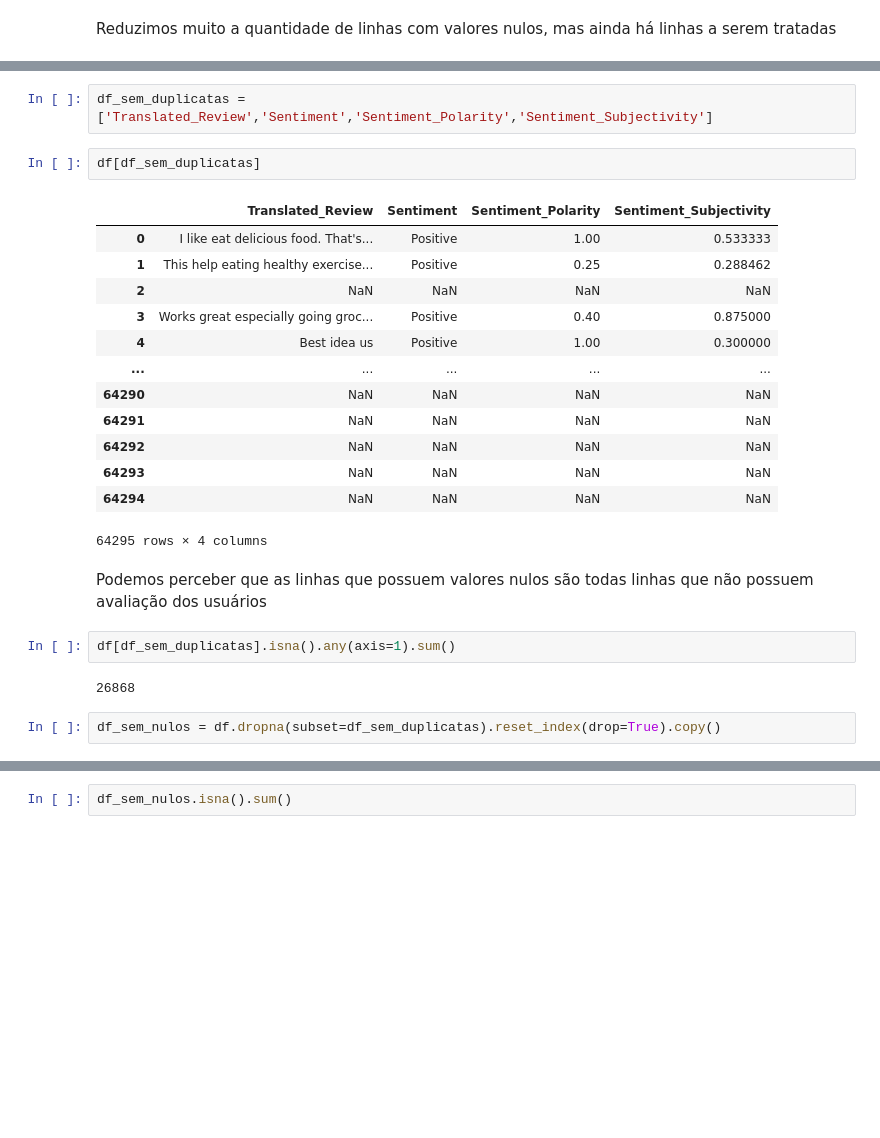
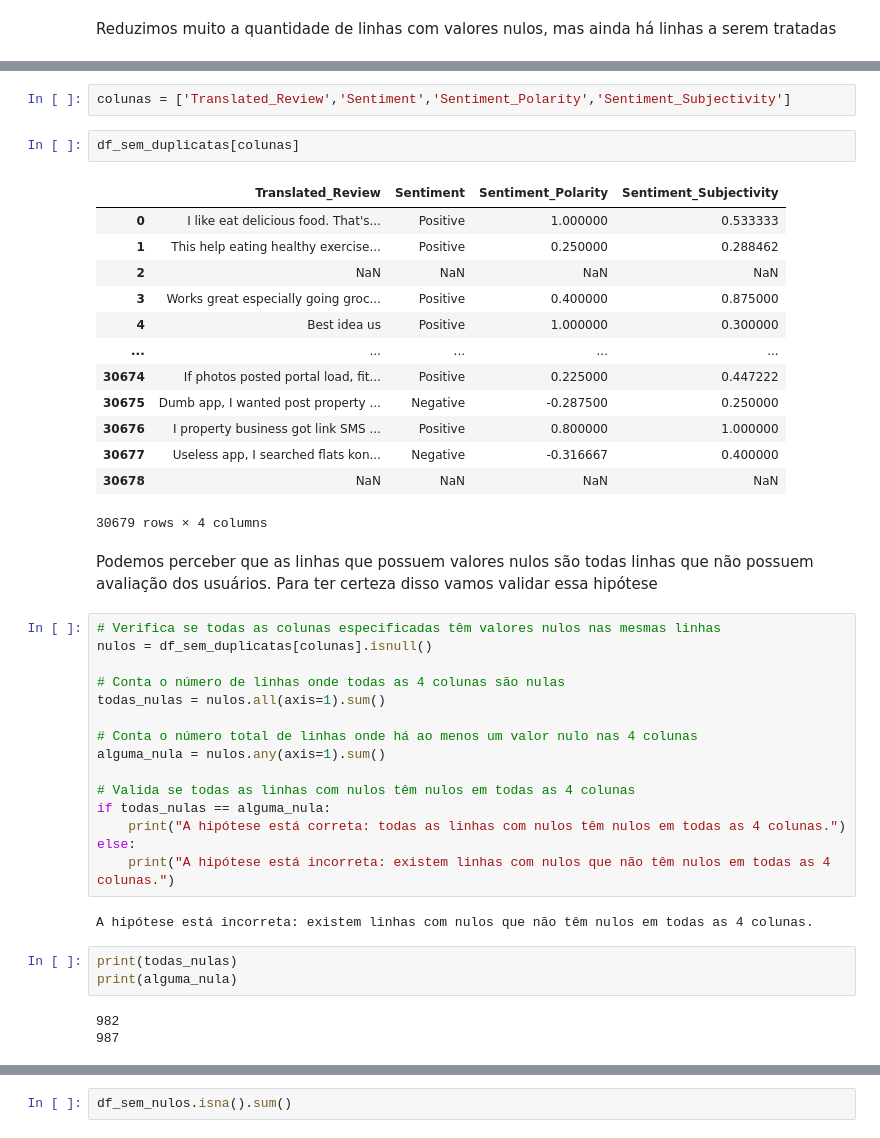
Before and after one commit to AlvaroSampaio/Google-play-store-apps, a Jupyter notebook: notebooks/01B-limpeza-de-dados.ipynb, the cells around one changed output, grey strips where cells are left out. Saved outputs shown, nothing was run; the diff lists cells and outputs as text; blank space fills up the shorter version.

Commit message:
Testando hipótese

```diff
--- a/notebooks/01B-limpeza-de-dados.ipynb
+++ b/notebooks/01B-limpeza-de-dados.ipynb
@@ -185,28 +185,45 @@ df.head()
 | 3 | 10 Best Foods for You | Works great especially going groc... | Positive | 0.40 | 0.875000 |
 | 4 | 10 Best Foods for You | Best idea us | Positive | 1.00 | 0.300000 |
 # %%
-df_sem_duplicatas = ['Translated_Review','Sentiment','Sentiment_Polarity','Sentiment_Subjectivity']
+colunas = ['Translated_Review','Sentiment','Sentiment_Polarity','Sentiment_Subjectivity']
-# %%
-df[df_sem_duplicatas]
-# %% [output]
-|  | Translated_Review | Sentiment | Sentiment_Polarity | Sentiment_Subjectivity |
-| 0 | I like eat delicious food. That's... | Positive | 1.00 | 0.533333 |
-| 1 | This help eating healthy exercise... | Positive | 0.25 | 0.288462 |
-| 2 | NaN | NaN | NaN | NaN |
-| 3 | Works great especially going groc... | Positive | 0.40 | 0.875000 |
-| 4 | Best idea us | Positive | 1.00 | 0.300000 |
-| ... | ... | ... | ... | ... |
-| 64290 | NaN | NaN | NaN | NaN |
-| 64291 | NaN | NaN | NaN | NaN |
-| 64292 | NaN | NaN | NaN | NaN |
-| 64293 | NaN | NaN | NaN | NaN |
-| 64294 | NaN | NaN | NaN | NaN |
-64295 rows × 4 columns
+# %%
+df_sem_duplicatas[colunas]
+# %% [output]
+|  | Translated_Review | Sentiment | Sentiment_Polarity | Sentiment_Subjectivity |
+| 0 | I like eat delicious food. That's... | Positive | 1.000000 | 0.533333 |
+| 1 | This help eating healthy exercise... | Positive | 0.250000 | 0.288462 |
+| 2 | NaN | NaN | NaN | NaN |
+| 3 | Works great especially going groc... | Positive | 0.400000 | 0.875000 |
+| 4 | Best idea us | Positive | 1.000000 | 0.300000 |
+| ... | ... | ... | ... | ... |
+| 30674 | If photos posted portal load, fit... | Positive | 0.225000 | 0.447222 |
+| 30675 | Dumb app, I wanted post property ... | Negative | -0.287500 | 0.250000 |
+| 30676 | I property business got link SMS ... | Positive | 0.800000 | 1.000000 |
+| 30677 | Useless app, I searched flats kon... | Negative | -0.316667 | 0.400000 |
+| 30678 | NaN | NaN | NaN | NaN |
+30679 rows × 4 columns
 # %% [markdown]
-Podemos perceber que as linhas que possuem valores nulos são todas linhas que não possuem avaliação dos usuários
+Podemos perceber que as linhas que possuem valores nulos são todas linhas que não possuem avaliação dos usuários. Para ter certeza disso vamos validar essa hipótese
-# %%
-df[df_sem_duplicatas].isna().any(axis=1).sum()
-# %% [output]
-26868
-# %%
-df_sem_nulos = df.dropna(subset=df_sem_duplicatas).reset_index(drop=True).copy()
+# %%
+# Verifica se todas as colunas especificadas têm valores nulos nas mesmas linhas
+nulos = df_sem_duplicatas[colunas].isnull()
+
+# Conta o número de linhas onde todas as 4 colunas são nulas
+todas_nulas = nulos.all(axis=1).sum()
+
+# Conta o número total de linhas onde há ao menos um valor nulo nas 4 colunas
+alguma_nula = nulos.any(axis=1).sum()
+
+# Valida se todas as linhas com nulos têm nulos em todas as 4 colunas
+if todas_nulas == alguma_nula:
+    print("A hipótese está correta: todas as linhas com nulos têm nulos em todas as 4 colunas.")
+else:
+    print("A hipótese está incorreta: existem linhas com nulos que não têm nulos em todas as 4 colunas.")
+# %% [output]
+A hipótese está incorreta: existem linhas com nulos que não têm nulos em todas as 4 colunas.
+# %%
+print(todas_nulas)
+print(alguma_nula)
+# %% [output]
+982
+987
```
Also changed, not shown: parts of 1 cell of this notebook.
